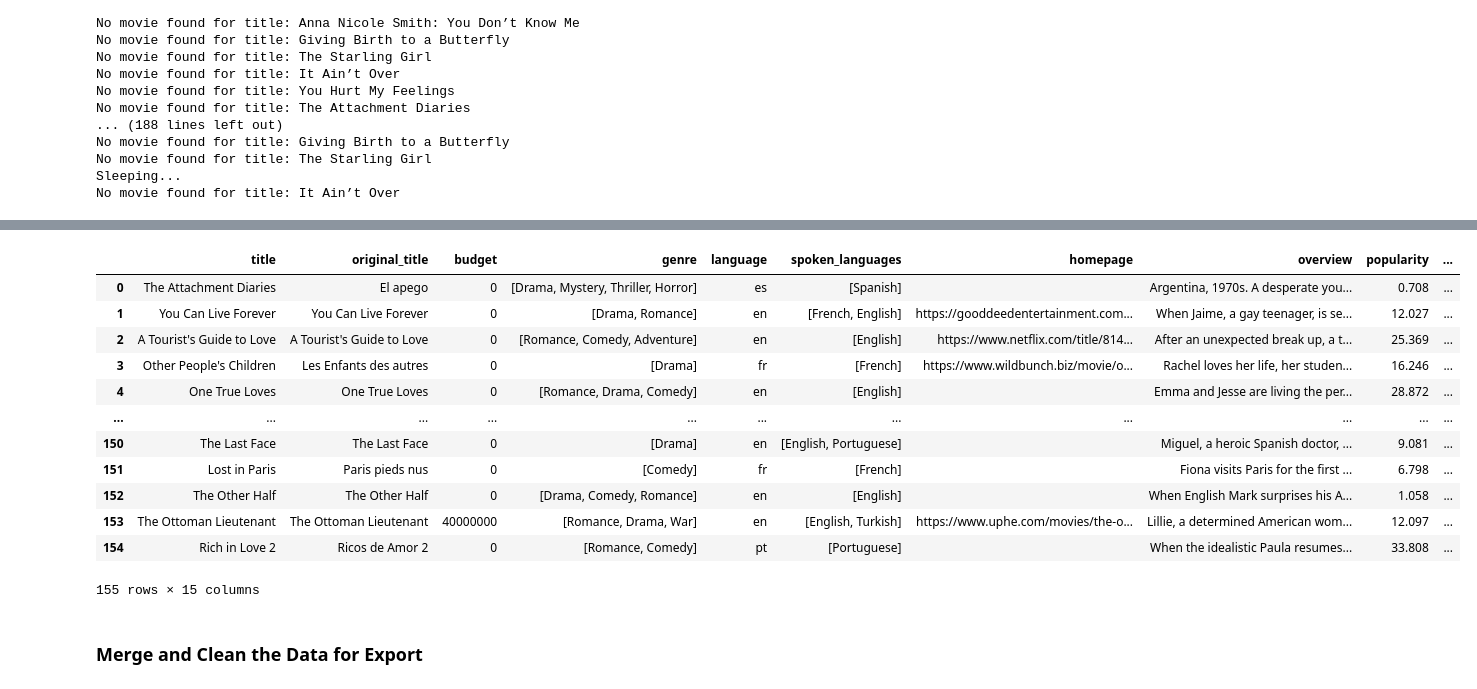
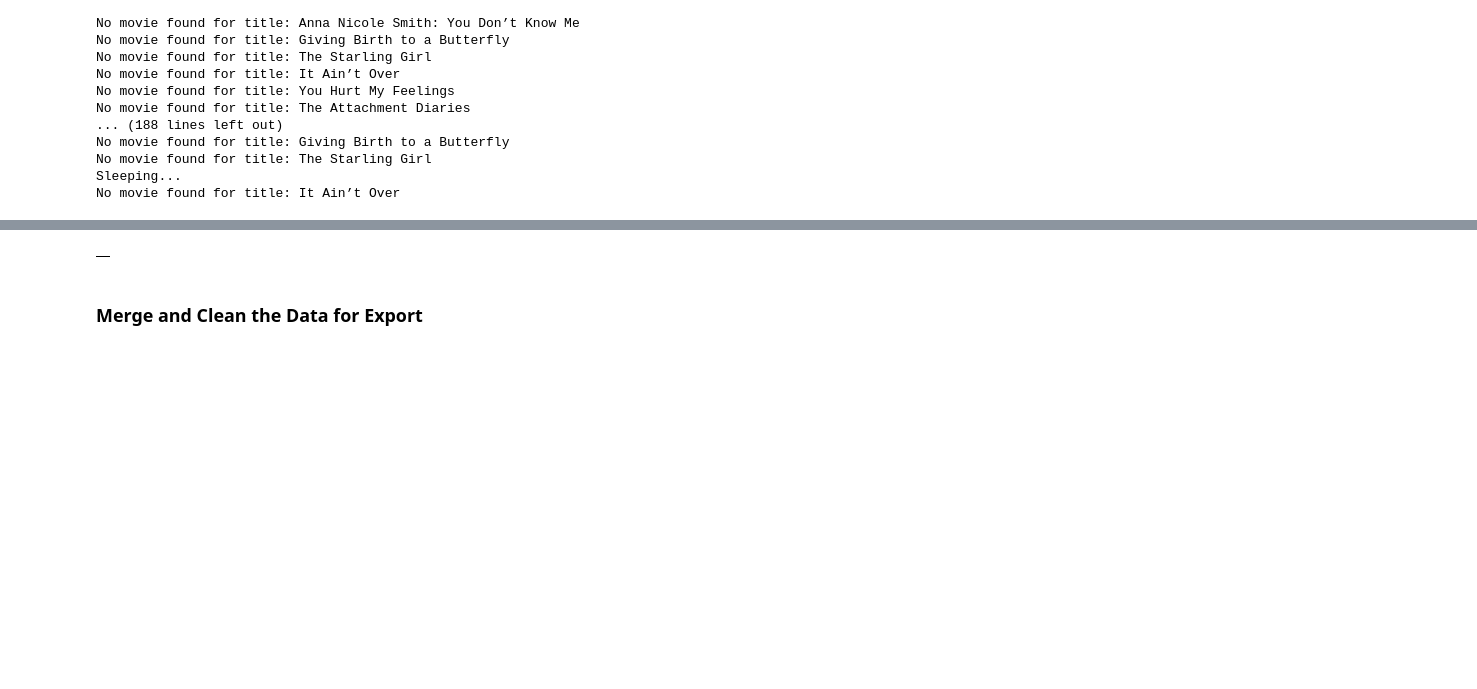
Before and after one commit to jdanielle12/data-sourcing-challenge, a Jupyter notebook: retrieve_movie_data.ipynb, the cells around one changed output, grey strips where cells are left out. Cells and saved outputs as stored; diff of their text form; code cells hidden in the pictures; blank space fills up the shorter version.

```diff
--- a/retrieve_movie_data.ipynb
+++ b/retrieve_movie_data.ipynb
@@ -246,10 +246,9 @@ for title in titles:
             movie_id = search_results['results'][0]['id']
 
         # Make a request for a the full movie details
-            movie_url = f"https://api.themoviedb.org/3/movie/{movie_id}?{tmdb_key_string}"
+            movie_url = f"https://api.themoviedb.org/3/movie/{movie_id}?api_key={tmdb_key_string}"
             movie_response = requests.get(movie_url)
             movie_details = movie_response.json()
-
 
         # Extract the genre names into a list
         # Extract the spoken_languages' English name into a list
@@ -336,20 +319,9 @@ print(json.dumps(tmdb_movies_list[:5], indent=4))
 # %%
 # Convert the results to a DataFrame
 tmdb_df = pd.DataFrame(tmdb_movies_list)
+tmdb_df
 # %% [output]
-|  | title | original_title | budget | genre | language | spoken_languages | homepage | overview | popularity | ... |
-| 0 | The Attachment Diaries | El apego | 0 | [Drama, Mystery, Thriller, Horror] | es | [Spanish] |  | Argentina, 1970s. A desperate you... | 0.708 | ... |
-| 1 | You Can Live Forever | You Can Live Forever | 0 | [Drama, Romance] | en | [French, English] | https://gooddeedentertainment.com... | When Jaime, a gay teenager, is se... | 12.027 | ... |
-| 2 | A Tourist's Guide to Love | A Tourist's Guide to Love | 0 | [Romance, Comedy, Adventure] | en | [English] | https://www.netflix.com/title/814... | After an unexpected break up, a t... | 25.369 | ... |
-| 3 | Other People's Children | Les Enfants des autres | 0 | [Drama] | fr | [French] | https://www.wildbunch.biz/movie/o... | Rachel loves her life, her studen... | 16.246 | ... |
-| 4 | One True Loves | One True Loves | 0 | [Romance, Drama, Comedy] | en | [English] |  | Emma and Jesse are living the per... | 28.872 | ... |
-| ... | ... | ... | ... | ... | ... | ... | ... | ... | ... | ... |
-| 150 | The Last Face | The Last Face | 0 | [Drama] | en | [English, Portuguese] |  | Miguel, a heroic Spanish doctor, ... | 9.081 | ... |
-| 151 | Lost in Paris | Paris pieds nus | 0 | [Comedy] | fr | [French] |  | Fiona visits Paris for the first ... | 6.798 | ... |
-| 152 | The Other Half | The Other Half | 0 | [Drama, Comedy, Romance] | en | [English] |  | When English Mark surprises his A... | 1.058 | ... |
-| 153 | The Ottoman Lieutenant | The Ottoman Lieutenant | 40000000 | [Romance, Drama, War] | en | [English, Turkish] | https://www.uphe.com/movies/the-o... | Lillie, a determined American wom... | 12.097 | ... |
-| 154 | Rich in Love 2 | Ricos de Amor 2 | 0 | [Romance, Comedy] | pt | [Portuguese] |  | When the idealistic Paula resumes... | 33.808 | ... |
+|  |
-155 rows × 15 columns
 # %% [markdown]
 ### Merge and Clean the Data for Export
 # %%
```
Also changed, not shown: parts of 1 cell of this notebook.
